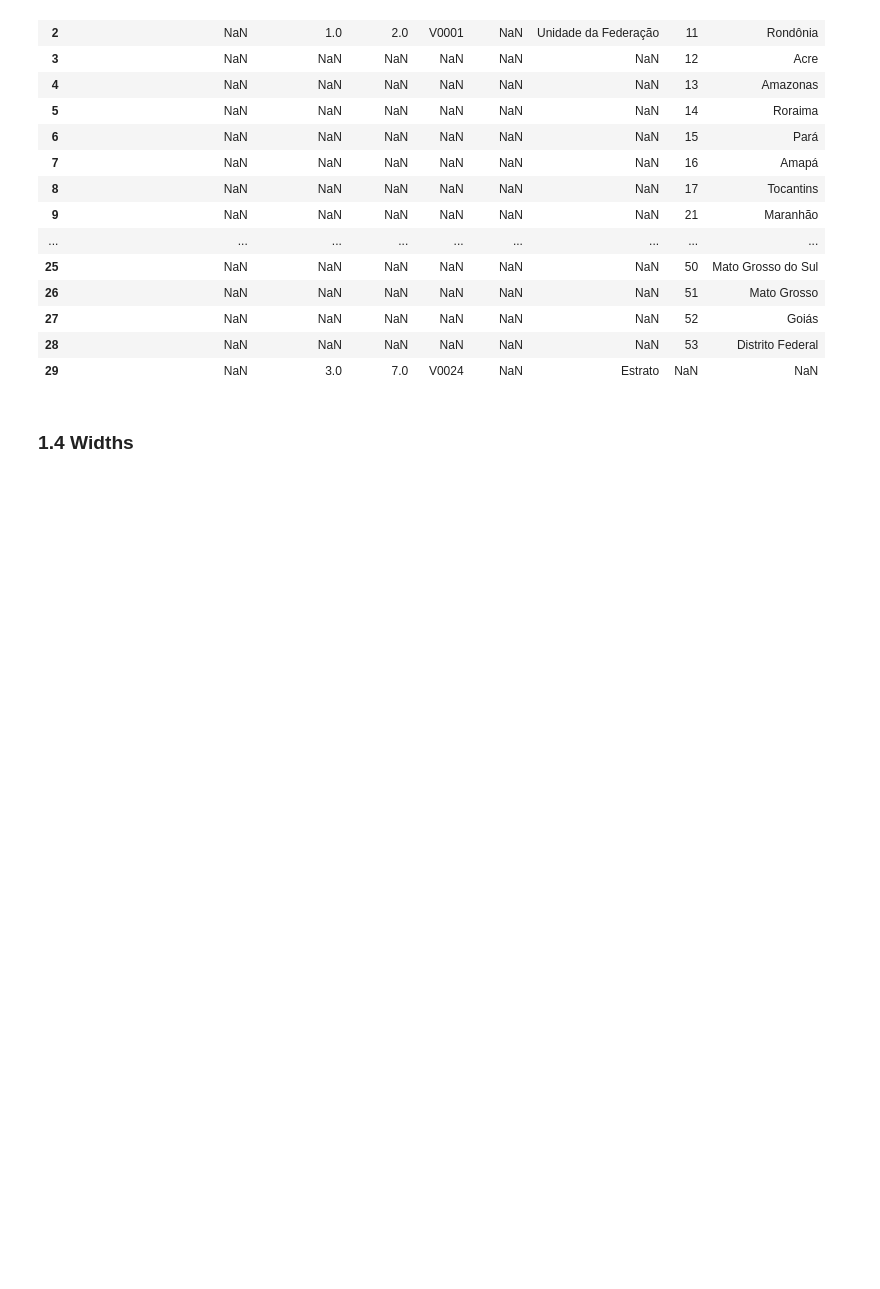
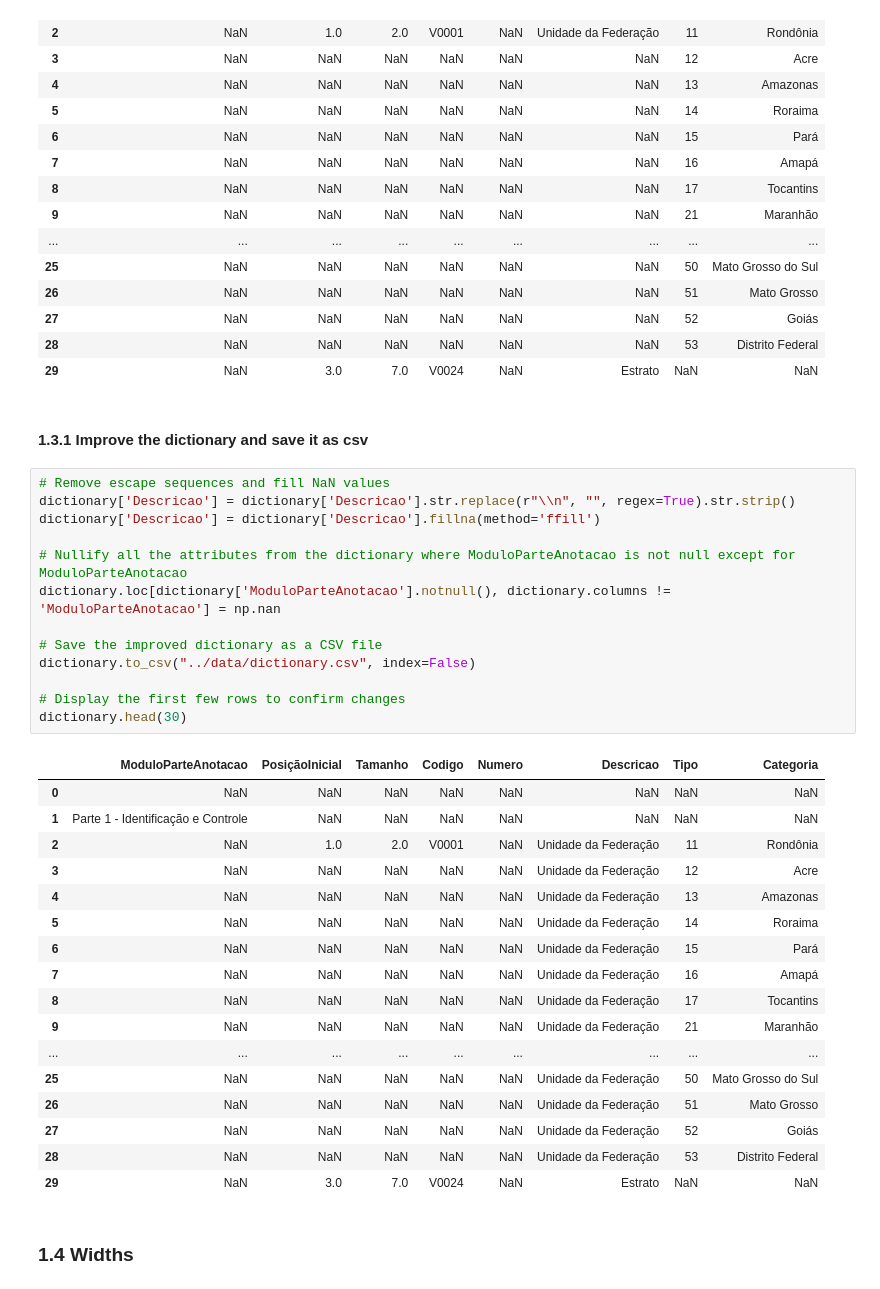
Before and after one commit to feed0/depressao-ibge-pns, a Jupyter notebook: src/pns.ipynb, the cells around one changed output. Saved outputs shown, nothing was run; the diff lists cells and outputs as text; blank space fills up the shorter version.

```diff
--- a/src/pns.ipynb
+++ b/src/pns.ipynb
@@ -62,6 +62,39 @@ dictionary.head(30)
 | 27 | NaN | NaN | NaN | NaN | NaN | NaN | 52 | Goiás |
 | 28 | NaN | NaN | NaN | NaN | NaN | NaN | 53 | Distrito Federal |
 | 29 | NaN | 3.0 | 7.0 | V0024 | NaN | Estrato | NaN | NaN |
+# %% [markdown]
+#### 1.3.1 Improve the dictionary and save it as csv
+# %%
+# Remove escape sequences and fill NaN values
+dictionary['Descricao'] = dictionary['Descricao'].str.replace(r"\\n", "", regex=True).str.strip()
+dictionary['Descricao'] = dictionary['Descricao'].fillna(method='ffill')
+
+# Nullify all the attributes from the dictionary where ModuloParteAnotacao is not null except for ModuloParteAnotacao
+dictionary.loc[dictionary['ModuloParteAnotacao'].notnull(), dictionary.columns != 'ModuloParteAnotacao'] = np.nan
+
+# Save the improved dictionary as a CSV file
+dictionary.to_csv("../data/dictionary.csv", index=False)
+
+# Display the first few rows to confirm changes
+dictionary.head(30)
+# %% [output]
+|  | ModuloParteAnotacao | PosiçãoInicial | Tamanho | Codigo | Numero | Descricao | Tipo | Categoria |
+| 0 | NaN | NaN | NaN | NaN | NaN | NaN | NaN | NaN |
+| 1 | Parte 1 - Identificação e Controle | NaN | NaN | NaN | NaN | NaN | NaN | NaN |
+| 2 | NaN | 1.0 | 2.0 | V0001 | NaN | Unidade da Federação | 11 | Rondônia |
+| 3 | NaN | NaN | NaN | NaN | NaN | Unidade da Federação | 12 | Acre |
+| 4 | NaN | NaN | NaN | NaN | NaN | Unidade da Federação | 13 | Amazonas |
+| 5 | NaN | NaN | NaN | NaN | NaN | Unidade da Federação | 14 | Roraima |
+| 6 | NaN | NaN | NaN | NaN | NaN | Unidade da Federação | 15 | Pará |
+| 7 | NaN | NaN | NaN | NaN | NaN | Unidade da Federação | 16 | Amapá |
+| 8 | NaN | NaN | NaN | NaN | NaN | Unidade da Federação | 17 | Tocantins |
+| 9 | NaN | NaN | NaN | NaN | NaN | Unidade da Federação | 21 | Maranhão |
+| ... | ... | ... | ... | ... | ... | ... | ... | ... |
+| 25 | NaN | NaN | NaN | NaN | NaN | Unidade da Federação | 50 | Mato Grosso do Sul |
+| 26 | NaN | NaN | NaN | NaN | NaN | Unidade da Federação | 51 | Mato Grosso |
+| 27 | NaN | NaN | NaN | NaN | NaN | Unidade da Federação | 52 | Goiás |
+| 28 | NaN | NaN | NaN | NaN | NaN | Unidade da Federação | 53 | Distrito Federal |
+| 29 | NaN | 3.0 | 7.0 | V0024 | NaN | Estrato | NaN | NaN |
 # %% [markdown]
 ### 1.4 Widths
 # %%
```
Also changed, not shown: 2 other files.
